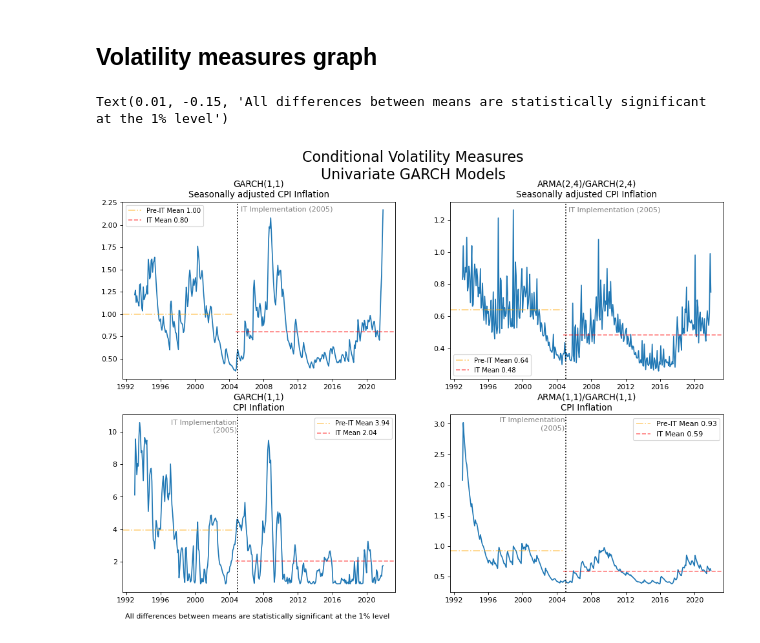
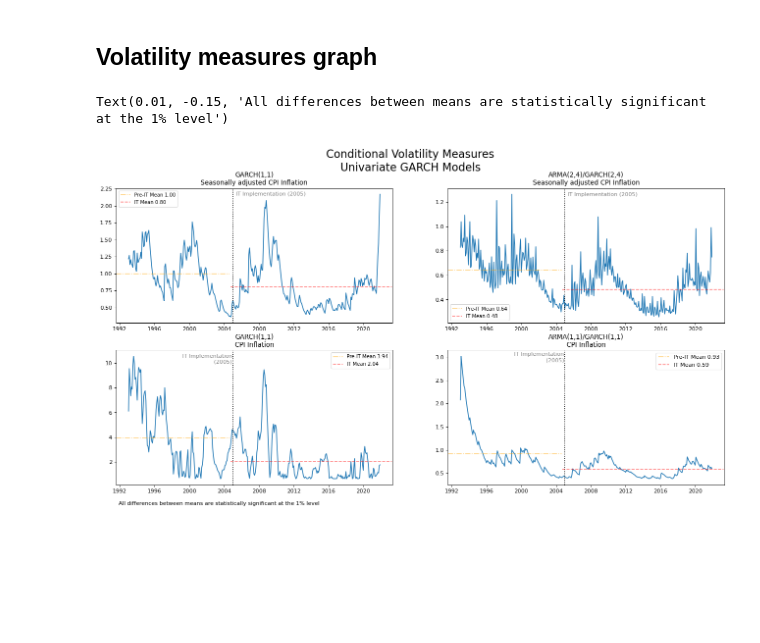
Before and after one commit to Marianojgm86/GARCH-CODES, a Jupyter notebook: 03_volatility_models.ipynb, the cells around one changed output. Cells and saved outputs as stored; diff of their text form; code cells hidden in the pictures; blank space fills up the shorter version.

```diff
--- a/03_volatility_models.ipynb
+++ b/03_volatility_models.ipynb
@@ -532,7 +531,7 @@ x1 = (simdf.index.get_loc('2004-12-01'))/len(simdf.index)
 x2 = (simdf.index.get_loc('2005-01-01'))/len(simdf.index)
 x3 = (simdf.index.get_loc('2021-12-01'))/len(simdf.index)
 # %%
-fig, axes = plt.subplots(2, 2, figsize=(15,10), dpi= 80)
+fig, axes = plt.subplots(2, 2, figsize=(20,10), dpi= 80)
 
 plt.suptitle('Conditional Volatility Measures\nUnivariate GARCH Models', fontsize=20)
 
@@ -546,31 +545,31 @@ axes[0,0].axhline(xmin=x2, xmax=x3, y=ITVolMean, color='r', alpha = 0.5, linesty
 axes[0,0].legend(loc='best', fontsize=9)
 # GARCH(1,1) on CPI Inflation
 axes[1,0].plot(res2.conditional_volatility)
 axes[1,0].set_title('GARCH(1,1)\nCPI Inflation', fontsize=12)
 axes[1,0].axvline(x=pd.to_datetime('2005-01-01'), color='black', linestyle=':')
 axes[1,0].text(pd.to_datetime('2004-12-01'),10.0, 'IT Implementation\n(2005)', fontsize=10, alpha=0.5, ha='right')
 axes[1,0].axhline(xmin=x0, xmax=x1, y=PreVolMean2b, color='orange', alpha = 0.5, linestyle='-.', label='Pre-IT Mean {:.2f}'.format(PreVolMean2b))
 axes[1,0].axhline(xmin=x2, xmax=x3, y=ITVolMean2b, color='r', alpha = 0.5, linestyle='--', label='IT Mean {:.2f}'.format(ITVolMean2b))
 axes[1,0].legend(loc='best', fontsize=9)
 # ARMA(p,q) / GARCH(p,q) model on Seasonally Adjusted CPI Inflation
 axes[0,1].plot(gamma_t2)
 axes[0,1].set_title('ARMA(2,4)/GARCH(2,4)\nSeasonally adjusted CPI Inflation', fontsize=12)
 axes[0,1].axvline(x=pd.to_datetime('2005-01-01'), color='black', linestyle=':')
 axes[0,1].text(pd.to_datetime('2005-05-01'),1.25, 'IT Implementation (2005)', fontsize=10, alpha=0.5)
 axes[0,1].axhline(xmin=x0, xmax=x1, y=PreVolMeanb2, color='orange', alpha = 0.5, linestyle='-.', label='Pre-IT Mean {:.2f}'.format(PreVolMeanb2))
 axes[0,1].axhline(xmin=x2, xmax=x3, y=ITVolMeanb2, color='r', alpha = 0.5, linestyle='--', label='IT Mean {:.2f}'.format(ITVolMeanb2))
 axes[0,1].legend(loc='lower left', fontsize=9)
 # ARMA(p,q) / GARCH(p,q) model on CPI Inflation
 axes[1,1].plot(gamma_t)
 axes[1,1].set_title('ARMA(1,1)/GARCH(1,1)\nCPI Inflation', fontsize=12)
 axes[1,1].axvline(x=pd.to_datetime('2005-01-01'), color='black', linestyle=':')
 axes[1,1].text(pd.to_datetime('2004-12-01'),2.90, 'IT Implementation\n(2005)', fontsize=10, alpha=0.5, ha='right')
 axes[1,1].axhline(xmin=x0, xmax=x1, y=PreVolMeanb, color='orange', alpha = 0.5, linestyle='-.', label='Pre-IT Mean {:.2f}'.format(PreVolMeanb))
 axes[1,1].axhline(xmin=x2, xmax=x3, y=ITVolMeanb, color='r', alpha = 0.5, linestyle='--', label='IT Mean {:.2f}'.format(ITVolMeanb))
 axes[1,1].legend(loc='best', fontsize=10)
 
 plt.text(0.01, -0.15,
 'All differences between means are statistically significant at the 1% level', fontsize=10,transform=axes[1,0].transAxes)
 # %% [output]
 Text(0.01, -0.15, 'All differences between means are statistically significant at the 1% level')
-[figure, old version]
+[figure, new version]
```
Also changed, not shown: parts of 12 cells of this notebook, 5 other files.
